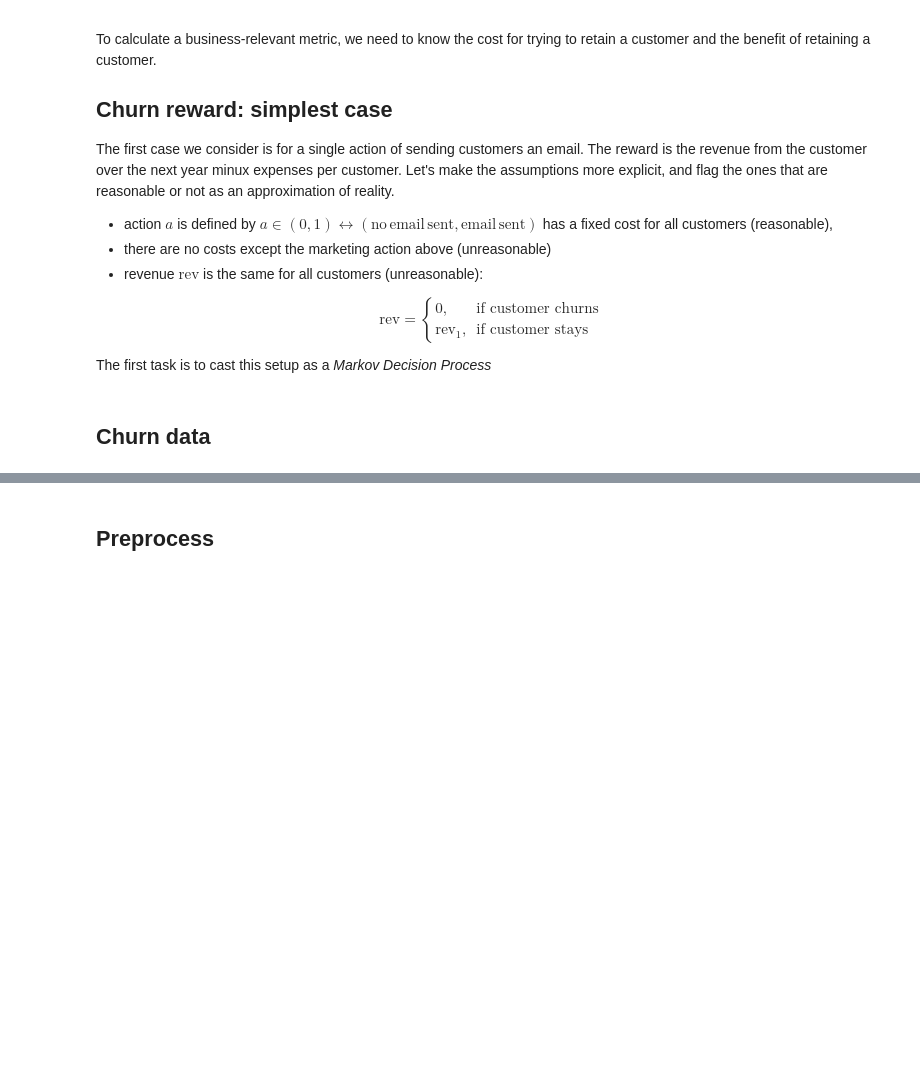
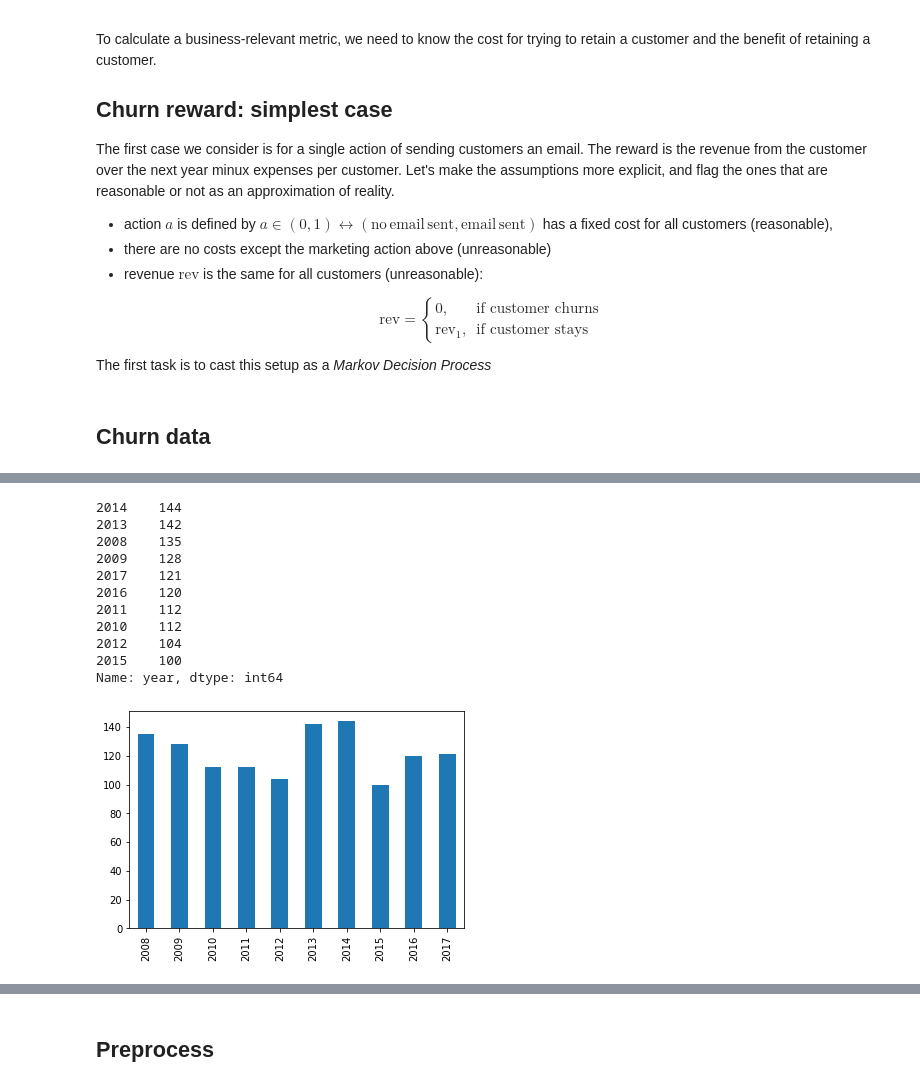
Before and after one commit to munichpavel/risk-ai-workshop, a Jupyter notebook: notebooks/rl-churn.ipynb, the cells around one changed output, grey strips where cells are left out. Drawn from its saved outputs; the diff is of its cells as text; code cells hidden in the pictures; blank space fills up the shorter version.

Commit message:
Add data summary and extension exercise

```diff
--- a/notebooks/rl-churn.ipynb
+++ b/notebooks/rl-churn.ipynb
@@ -62,0 +73,26 @@ df.head()
+# %%
+def summarize_counts(data):
+    '''
+    Parameters
+    ----------
+    data : pandas.Series
+        Data whose counts are to be summarized
+    '''
+    counts = data.value_counts()
+    print(counts)
+    counts.sort_index().plot(kind='bar')
+# %%
+summarize_counts(df['year'])
+# %% [output]
+2014    144
+2013    142
+2008    135
+2009    128
+2017    121
+2016    120
+2011    112
+2010    112
+2012    104
+2015    100
+Name: year, dtype: int64
+[figure, added]
```
Also changed, not shown: parts of 10 cells of this notebook, 1 other file.
